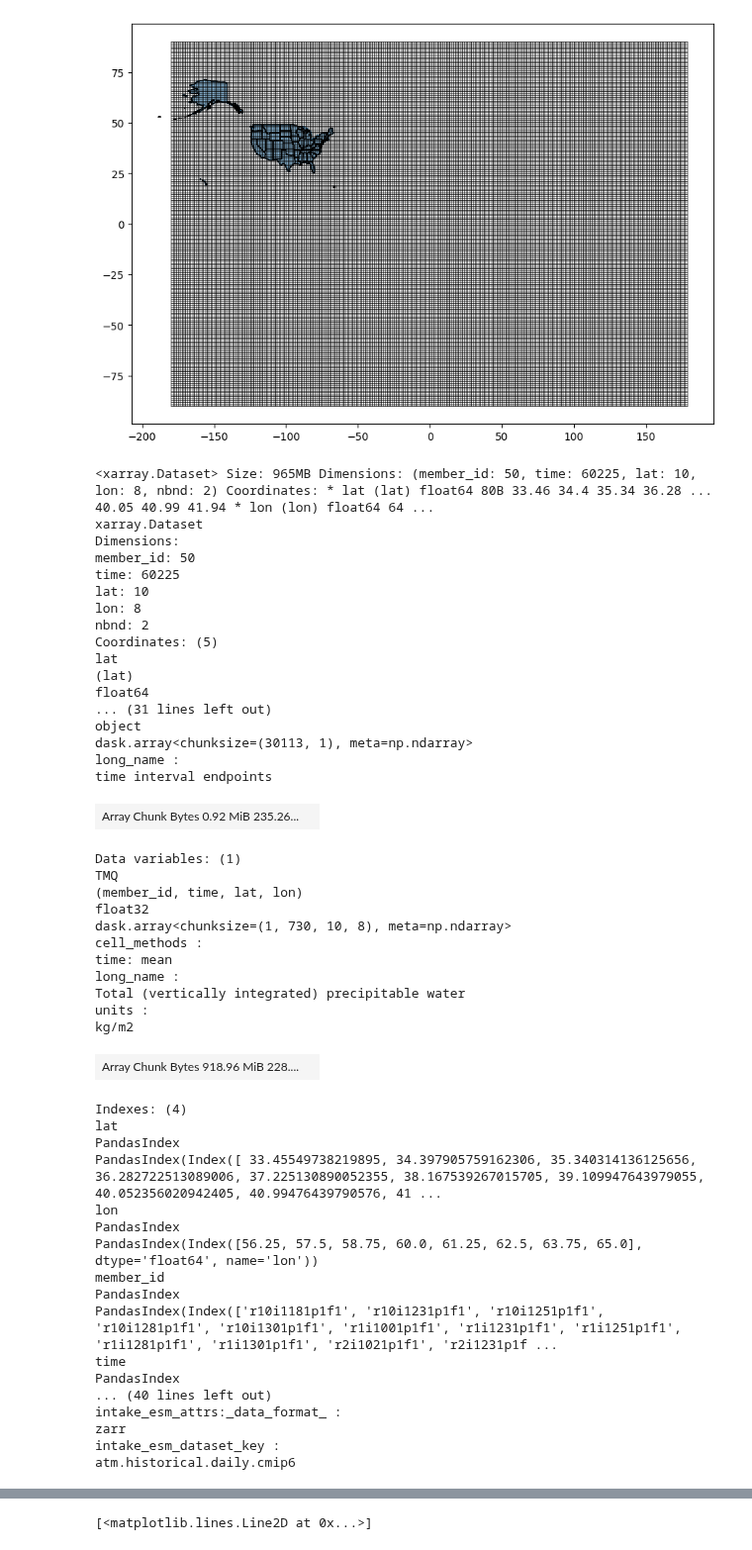
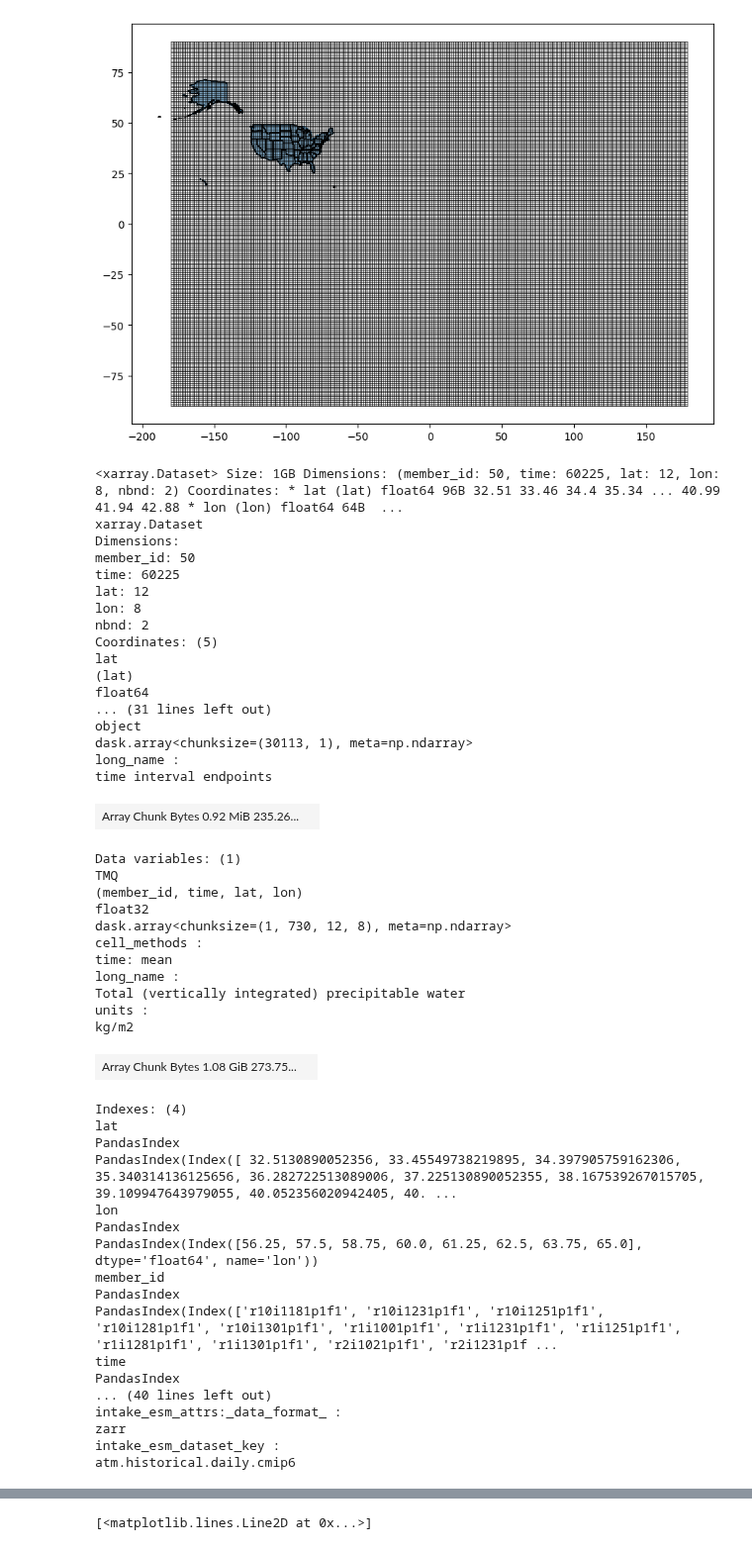
Before and after one commit to CUAHSI/notebooks, a Jupyter notebook: data-processing/cesm2/explore-cesm2-data.ipynb, the cells around one changed output, grey strips where cells are left out. Shown at 99% size. Cells and saved outputs as stored; diff of their text form; code cells hidden in the pictures.

```diff
--- a/data-processing/cesm2/explore-cesm2-data.ipynb
+++ b/data-processing/cesm2/explore-cesm2-data.ipynb
@@ -572,49 +590,49 @@ plt.show()
 # %%
 # -124.41060660766607,32.5342307609976,-114.13445790587905,42.00965914828148
 bbox_coords = [-124.41060660766607,
-               32.5342307609976,
+               32.0,
                -114.13445790587905,
-               42.00965914828148]
+               43.0]
 bbox_coords = [180 + bbox_coords[0], bbox_coords[1], 180 + bbox_coords[2], bbox_coords[3]]
 bbox_coords
 dat_space = historical_cmip6.sel(lat=slice(bbox_coords[1], bbox_coords[3]),
                            lon=slice(bbox_coords[0], bbox_coords[2]))
 dat_space
 # %% [output]
-<xarray.Dataset> Size: 965MB Dimensions: (member_id: 50, time: 60225, lat: 10, lon: 8, nbnd: 2) Coordinates: * lat (lat) float64 80B 33.46 34.4 35.34 36.28 ... 40.05 40.99 41.94 * lon (lon) float64 64 ...
+<xarray.Dataset> Size: 1GB Dimensions: (member_id: 50, time: 60225, lat: 12, lon: 8, nbnd: 2) Coordinates: * lat (lat) float64 96B 32.51 33.46 34.4 35.34 ... 40.99 41.94 42.88 * lon (lon) float64 64B  ...
 xarray.Dataset
 Dimensions:
 member_id: 50
 time: 60225
-lat: 10
+lat: 12
 lon: 8
 nbnd: 2
 Coordinates: (5)
 lat
 (lat)
 float64
 ... (31 lines left out)
 object
 dask.array<chunksize=(30113, 1), meta=np.ndarray>
 long_name :
 time interval endpoints
 | Array Chunk Bytes 0.92 MiB 235.26... |  |
 Data variables: (1)
 TMQ
 (member_id, time, lat, lon)
 float32
-dask.array<chunksize=(1, 730, 10, 8), meta=np.ndarray>
+dask.array<chunksize=(1, 730, 12, 8), meta=np.ndarray>
 cell_methods :
 time: mean
 long_name :
 Total (vertically integrated) precipitable water
 units :
 kg/m2
-| Array Chunk Bytes 918.96 MiB 228.... |  |
+| Array Chunk Bytes 1.08 GiB 273.75... |  |
 Indexes: (4)
 lat
 PandasIndex
-PandasIndex(Index([ 33.45549738219895, 34.397905759162306, 35.340314136125656, 36.282722513089006, 37.225130890052355, 38.167539267015705, 39.109947643979055, 40.052356020942405, 40.99476439790576, 41 ...
+PandasIndex(Index([ 32.5130890052356, 33.45549738219895, 34.397905759162306, 35.340314136125656, 36.282722513089006, 37.225130890052355, 38.167539267015705, 39.109947643979055, 40.052356020942405, 40. ...
 lon
 PandasIndex
 PandasIndex(Index([56.25, 57.5, 58.75, 60.0, 61.25, 62.5, 63.75, 65.0], dtype='float64', name='lon'))
```
Also changed, not shown: parts of 18 cells of this notebook, 4 other files.
